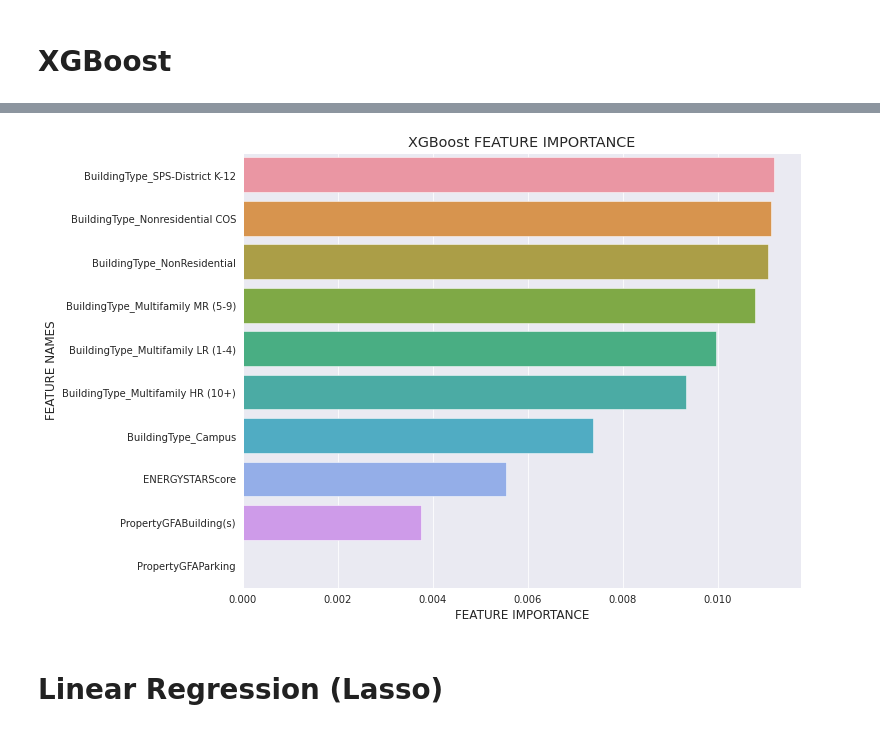
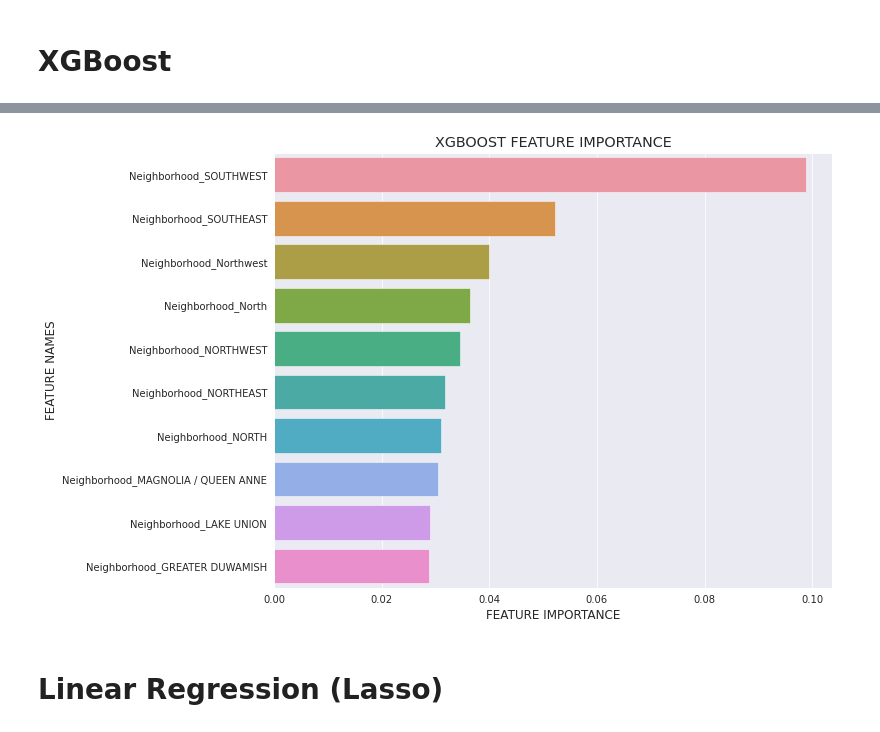
Before and after one commit to Ay0d/Machine-Learning, a Jupyter notebook: seattle-co2-totalenergyconsumption-2016.ipynb, the cells around one changed output, grey strips where cells are left out. Drawn from its saved outputs; the diff is of its cells as text; code cells hidden in the pictures.

```diff
--- a/seattle-co2-totalenergyconsumption-2016.ipynb
+++ b/seattle-co2-totalenergyconsumption-2016.ipynb
@@ -268,21 +270,24 @@ MDI = Mean Decrease in Impurity
 def plot_feature_importance(importance,names,model_type):
 
     #Create arrays from feature importance and feature names
-    feature_importance = np.sort(importance)[:10]
-    feature_names = np.array(names)[:10]
+    feature_importance = np.sort(importance)
+    feature_names = np.array(names)
 
     #Create a DataFrame using a Dictionary
     data={'feature_names':feature_names,'feature_importance':feature_importance}
     fi_df = pd.DataFrame(data)
 
-    #Sort the DataFrame in order decreasing feature importance
-    fi_df.sort_values(by=['feature_importance'], ascending=False, inplace=True)
+    #Sort the DataFrame in order decreasing feature importance and get the top 10
+    fi_df10 = fi_df.nlargest(10, 'feature_importance')[:10]
+    fi_df10.sort_values(by=['feature_importance'], ascending=False, inplace=True)
+
 
     #Define size of bar plot
     plt.figure(figsize=(10,8))
 
     #Plot Searborn bar chart
-    sns.barplot(x=fi_df['feature_importance'], y=fi_df['feature_names'])
+    sns.barplot(x=fi_df10['feature_importance'], y=fi_df10['feature_names'])
+
 
     #Add chart labels
     plt.title(model_type +  ' FEATURE IMPORTANCE')
@@ -901,12 +906,12 @@ results.style.apply(lambda x: ['background: lightblue' if x.name == 'Optuna Test
 # %%
-# features importance for random forest
+# features importance for xgboost
 plt.style.use('ggplot')
 sns.set_style('darkgrid')
-plot_feature_importance(xg_boosting.feature_importances_,X.columns,'XGBoost')
+plot_feature_importance(xg_boosting.feature_importances_,X.columns,'XGBOOST')
 plt.savefig('xgboostfeatures.png', dpi=300, format='png', bbox_inches='tight') # don't crop the legend while saving the figure
 plt.show()
 # %% [output]
-[figure, old version]
+[figure, new version]
 # %% [markdown]
 # Linear Regression (Lasso)
 # %%
```
Also changed, not shown: parts of 61 cells of this notebook.
